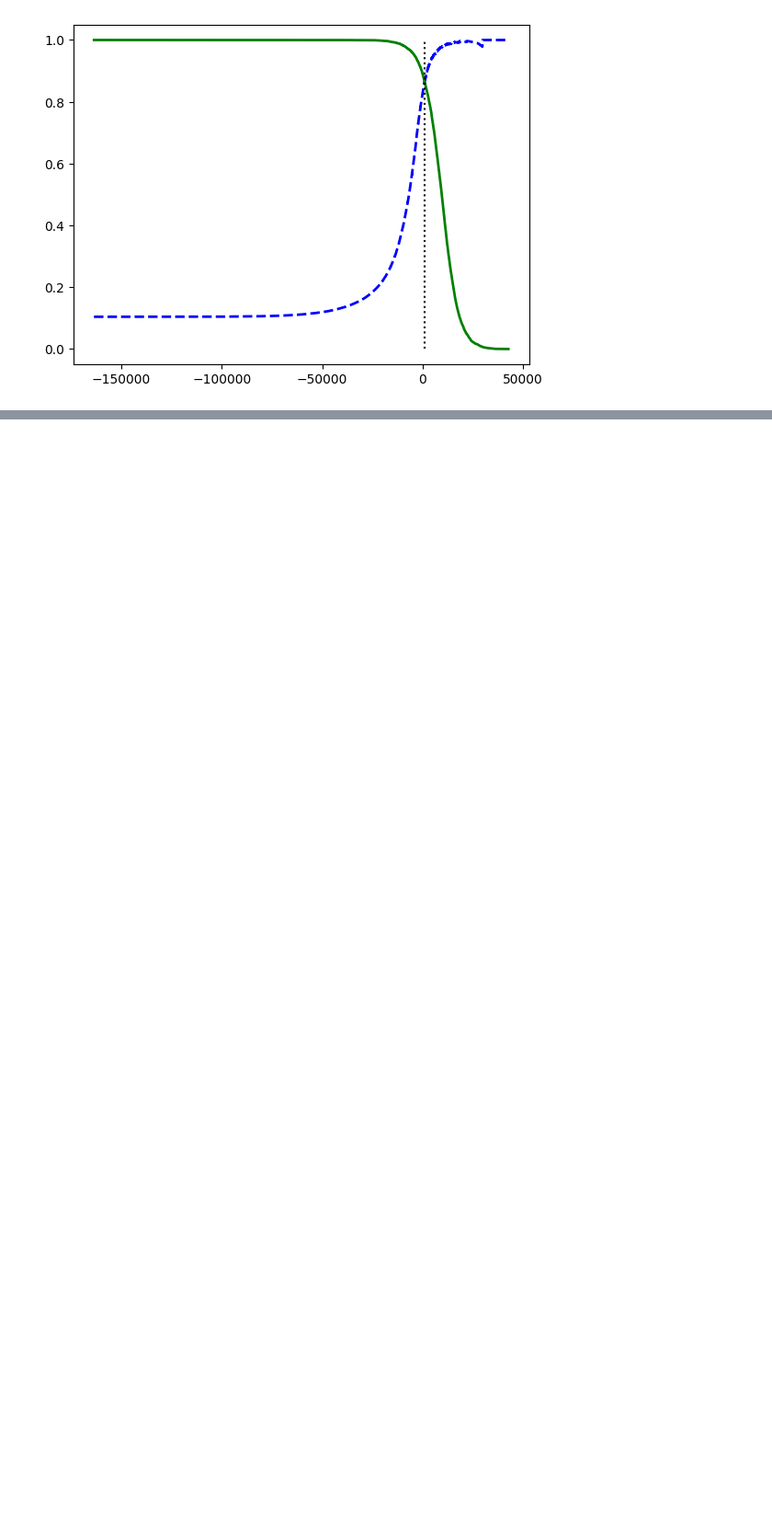
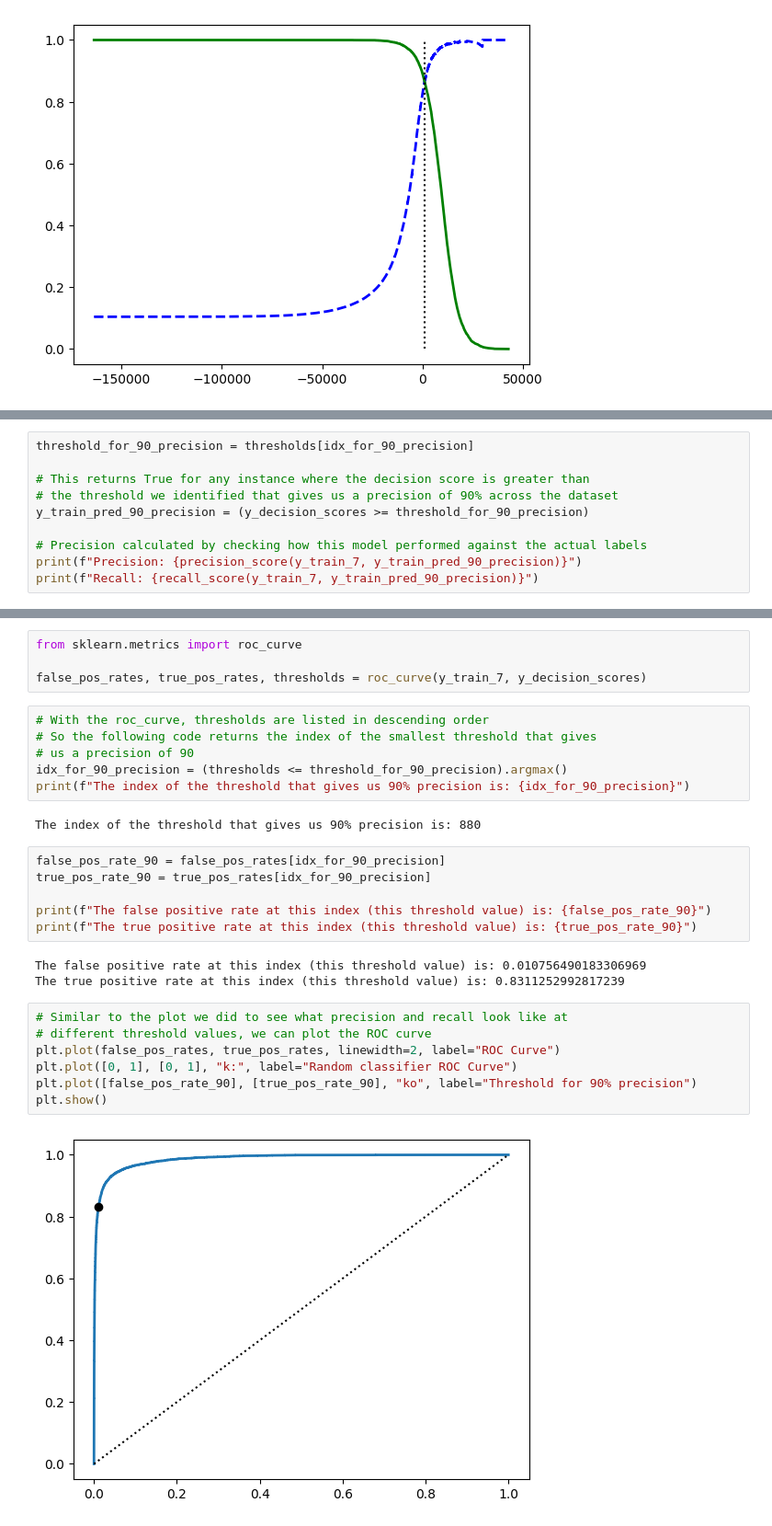
Before and after one commit to TevinAchong/hands-on-ml, a Jupyter notebook: chapter_03/chapter_03_cleaned.ipynb, the cells around one changed output, grey strips where cells are left out. Shown at 92% size. Saved outputs shown, nothing was run; the diff lists cells and outputs as text; blank space fills up the shorter version.

```diff
--- a/chapter_03/chapter_03_cleaned.ipynb
+++ b/chapter_03/chapter_03_cleaned.ipynb
@@ -313,0 +327,10 @@ Recall: 0.15849960095770152
+# %%
+threshold_for_90_precision = thresholds[idx_for_90_precision]
+
+# This returns True for any instance where the decision score is greater than
+# the threshold we identified that gives us a precision of 90% across the dataset
+y_train_pred_90_precision = (y_decision_scores >= threshold_for_90_precision)
+
+# Precision calculated by checking how this model performed against the actual labels
+print(f"Precision: {precision_score(y_train_7, y_train_pred_90_precision)}")
+print(f"Recall: {recall_score(y_train_7, y_train_pred_90_precision)}")
@@ -313,0 +349,30 @@ Recall: 0.15849960095770152
+# %%
+from sklearn.metrics import roc_curve
+
+false_pos_rates, true_pos_rates, thresholds = roc_curve(y_train_7, y_decision_scores)
+# %%
+# With the roc_curve, thresholds are listed in descending order
+# So the following code returns the index of the smallest threshold that gives
+# us a precision of 90
+idx_for_90_precision = (thresholds <= threshold_for_90_precision).argmax()
+print(f"The index of the threshold that gives us 90% precision is: {idx_for_90_precision}")
+# %% [output]
+The index of the threshold that gives us 90% precision is: 880
+# %%
+false_pos_rate_90 = false_pos_rates[idx_for_90_precision]
+true_pos_rate_90 = true_pos_rates[idx_for_90_precision]
+
+print(f"The false positive rate at this index (this threshold value) is: {false_pos_rate_90}")
+print(f"The true positive rate at this index (this threshold value) is: {true_pos_rate_90}")
+# %% [output]
+The false positive rate at this index (this threshold value) is: 0.010756490183306969
+The true positive rate at this index (this threshold value) is: 0.8311252992817239
+# %%
+# Similar to the plot we did to see what precision and recall look like at
+# different threshold values, we can plot the ROC curve
+plt.plot(false_pos_rates, true_pos_rates, linewidth=2, label="ROC Curve")
+plt.plot([0, 1], [0, 1], "k:", label="Random classifier ROC Curve")
+plt.plot([false_pos_rate_90], [true_pos_rate_90], "ko", label="Threshold for 90% precision")
+plt.show()
+# %% [output]
+[figure, added]
```
Also changed, not shown: parts of 32 cells of this notebook.
